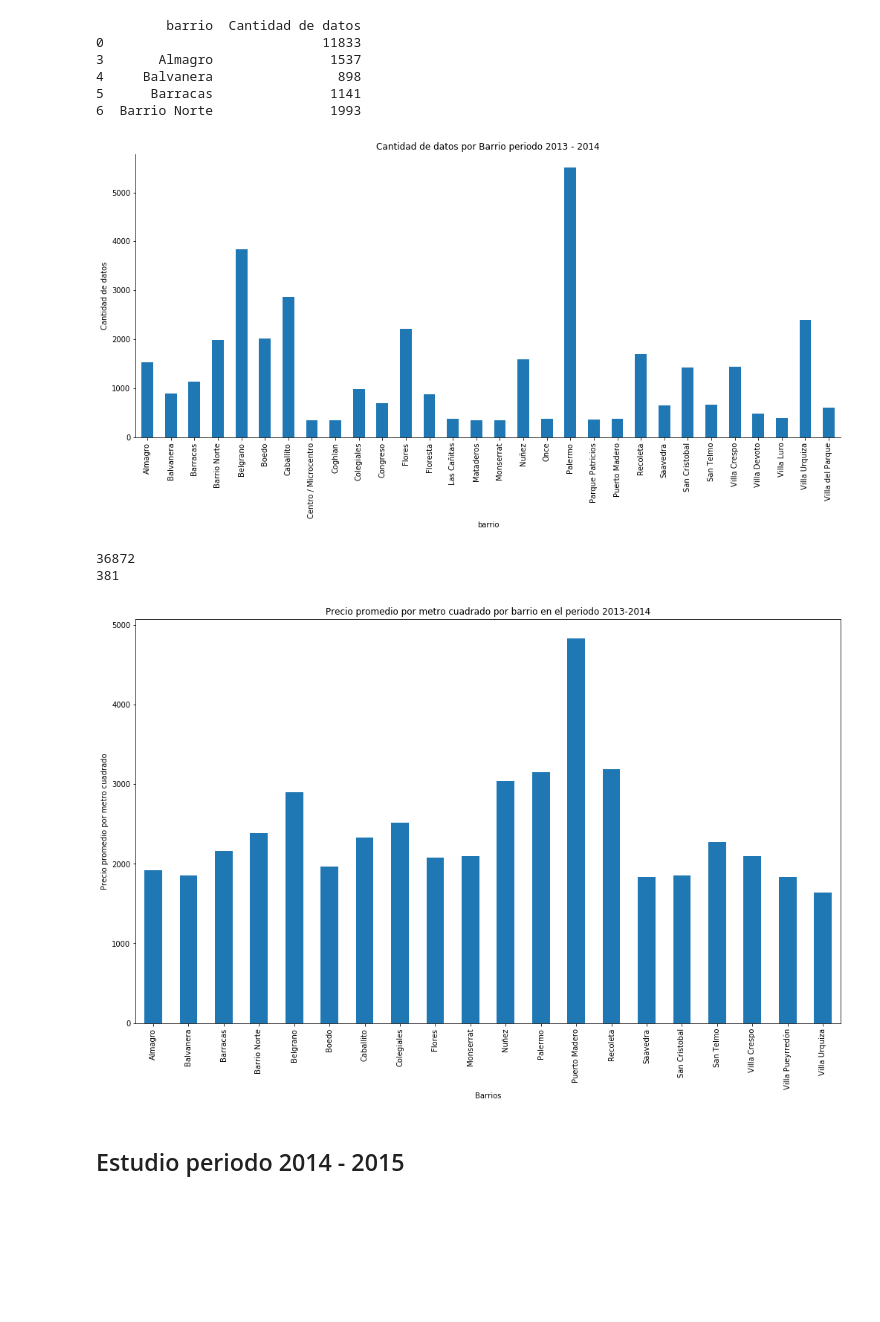
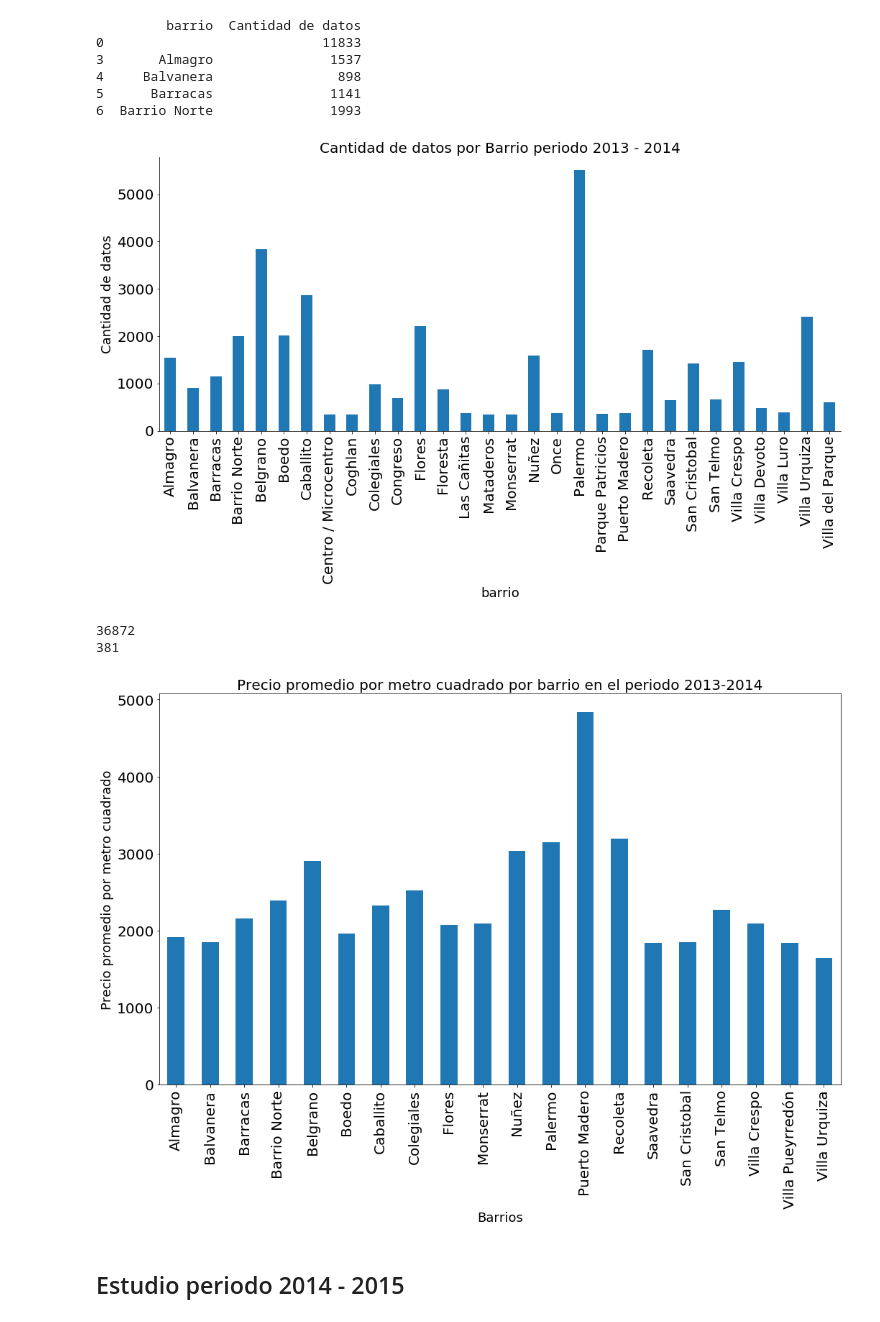
Before and after one commit to lucaslavandeira/7506-tp, a Jupyter notebook: analisis_exploratorio.ipynb, the cells around one changed output. Saved outputs shown, nothing was run; the diff lists cells and outputs as text; code cells hidden in the pictures; blank space fills up the shorter version.

```diff
--- a/analisis_exploratorio.ipynb
+++ b/analisis_exploratorio.ipynb
@@ -1092,21 +1099,22 @@ print (price_per_m2_cant_13.head())
 # %%
 price_per_m2_cant_13 = price_per_m2_cant_13.drop(price_per_m2_cant_13.index[0])
 zonep_top_count = price_per_m2_cant_13['Cantidad de datos']
 zonep_top_count.index = price_per_m2_cant_13['barrio']
 
 fig, ax = plt.subplots(figsize=(17, 7))
 
 ax.spines['top'].set_visible(False)
 ax.spines['right'].set_visible(False)
 
-plt.title('Cantidad de datos por Barrio periodo 2013 - 2014')
-plt.xlabel('Barrios')
-plt.ylabel('Cantidad de datos')
-
+plt.title('Cantidad de datos por Barrio periodo 2013 - 2014', fontsize=20)
+plt.xlabel('Barrios', fontsize=18)
+plt.ylabel('Cantidad de datos', fontsize=18)
+plt.xticks(size = 20)
+plt.yticks(size = 20)
 
 zonep_top_count.plot('bar');
 # %% [output]
-[figure, old version]
+[figure, new version]
 # %%
 ## Filtro para los barrios con cantidad significativa de datos
 df_price_2013 = df_price_2013[df_price_2013['barrio'].isin(['Almagro','Balvanera','Barracas','Barrio Norte','Belgrano','Boedo','Caballito','Colegiales','Flores','Monserrat','Nuñez','Palermo','Puerto Madero','Recoleta','Saavedra','San Cristobal','San Telmo','Villa Crespo','Villa Pueyrredón','Villa Urquiza'])]
@@ -1119,12 +1127,14 @@ print(len(df_price_2013))
 # %%
 price_per_m2_13 = df_price_2013.loc[df_price_2013['state'] == 'Capital Federal'].loc[df_price_2013['property_type'] == 'apartment'].groupby('barrio')['price_per_m2'].mean().plot(kind='bar', figsize=(17, 10))
 price.set_ylabel("Precio promedio por metro cuadrado")
-plt.title('Precio promedio por metro cuadrado por barrio en el periodo 2013-2014')
-plt.xlabel('Barrios')
-plt.ylabel('Precio promedio por metro cuadrado')
+plt.title('Precio promedio por metro cuadrado por barrio en el periodo 2013-2014', fontsize=20)
+plt.xlabel('Barrios', fontsize=18)
+plt.ylabel('Precio promedio por metro cuadrado', fontsize=18)
+plt.xticks(size = 20)
+plt.yticks(size = 20)
 plt.show()
 # %% [output]
-[figure, old version]
+[figure, new version]
 # %% [markdown]
 ## Estudio periodo 2014 - 2015
 # %%
```
Also changed, not shown: parts of 18 cells of this notebook.
